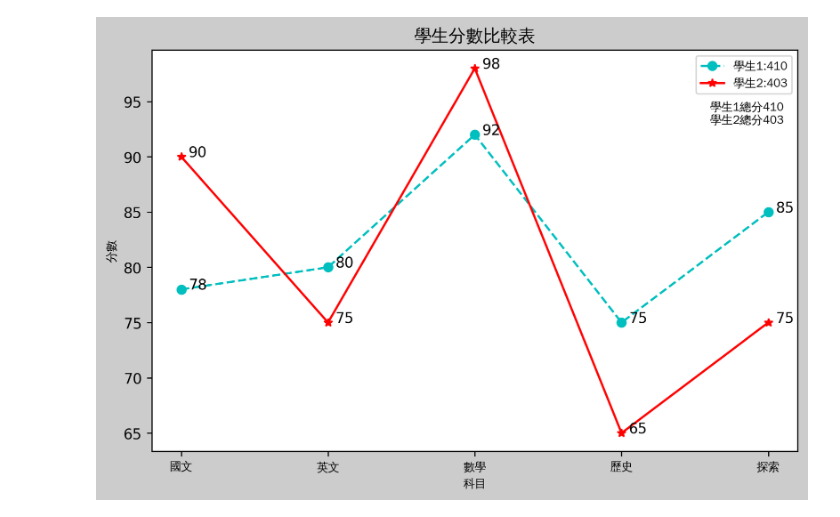
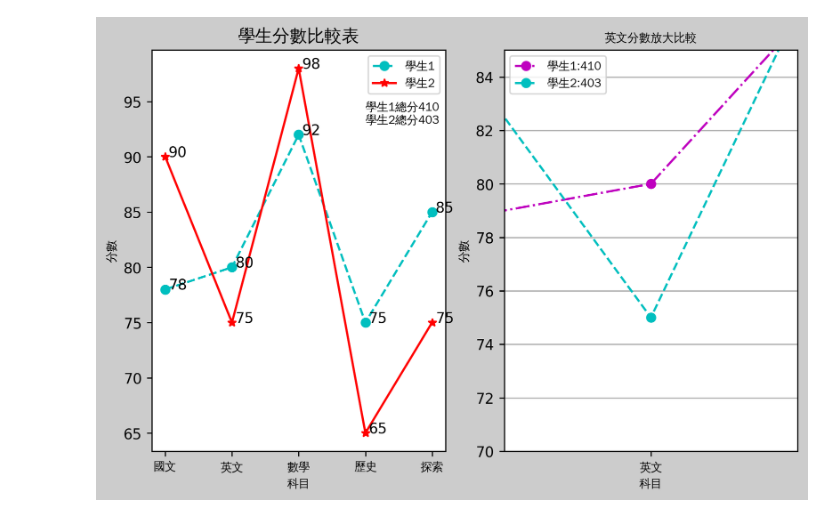
Before and after one commit to JudasWu/Python, a Jupyter notebook: 0729-3.ipynb, the cells around one changed output. Cells and saved outputs as stored; diff of their text form; code cells hidden in the pictures.

```diff
--- a/0729-3.ipynb
+++ b/0729-3.ipynb
@@ -18,34 +18,48 @@ student2 = {'國文':90, '英文':75, '數學':98, '歷史':65, '探索':75}
 subjects =list(student1.keys())
 value1 =list(student1.values())
 value2 = list(student2.values())
 
 fig = plt.figure(figsize=(8,5), dpi=250, facecolor="#cccccc")
-ax = fig.add_subplot(1,1,1)
+ax = fig.add_subplot(1,2,1)
 ax.set_title("學生分數比較表",fontproperties=font1)
 ax.set_xlabel("科目",fontproperties=font)
 ax.set_ylabel("分數",fontproperties=font)
 ax.plot(subjects,value1,"c--o")
 ax.plot(subjects,value2,"r-*")
 ax.set_xticklabels(subjects,fontproperties=font)
+ax.legend(["學生1","學生2"],prop=font)
 
 x_locations = ax.get_xticks()
 #y_locations = ax.get_yticks()
 
 for i in range(len(x_locations)):
     #annotate(顯示字串,X座標,Y座標)
     ax.annotate(str(value1[i]),(x_locations[i]+0.05,value1[i]))
     ax.annotate(str(value2[i]),(x_locations[i]+0.05,value2[i]))
 
 value1_total = 0
 value2_total = 0
 for score in value1:
     value1_total += score
 
 for score in value2:
     value2_total += score
 
-ax.annotate(f'學生1總分{value1_total}\n學生2總分{value2_total}',(3.6,93),fontproperties=font)
-ax.legend([f"學生1:{value1_total}",f"學生2:{value2_total}"],prop=font)
+ax.annotate(f'學生1總分{value1_total}\n學生2總分{value2_total}',(3.0,93),fontproperties=font)
+
+
+
+ax_1 = fig.add_subplot(1,2,2)
+ax_1.set_title("英文分數放大比較",fontproperties=font)
+ax_1.set_xlabel("科目",fontproperties=font)
+ax_1.set_ylabel("分數",fontproperties=font)
+ax_1.plot(subjects,value1,'m-.o')
+ax_1.plot(subjects,value2,'c--o')
+ax_1.set_xticklabels(subjects,fontproperties=font)
+ax_1.annotate(f'學生1總分{value1_total}\n學生2總分{value2_total}',(2.5,85),fontproperties=font)
+ax_1.legend([f"學生1:{value1_total}",f"學生2:{value2_total}"],prop=font)
+ax_1.grid(axis='y')
+ax_1.axis(xmin=0.5,xmax=1.5,ymin=70,ymax=85)
 plt.show()
 # %% [output]
-[figure, old version]
+[figure, new version]
```
